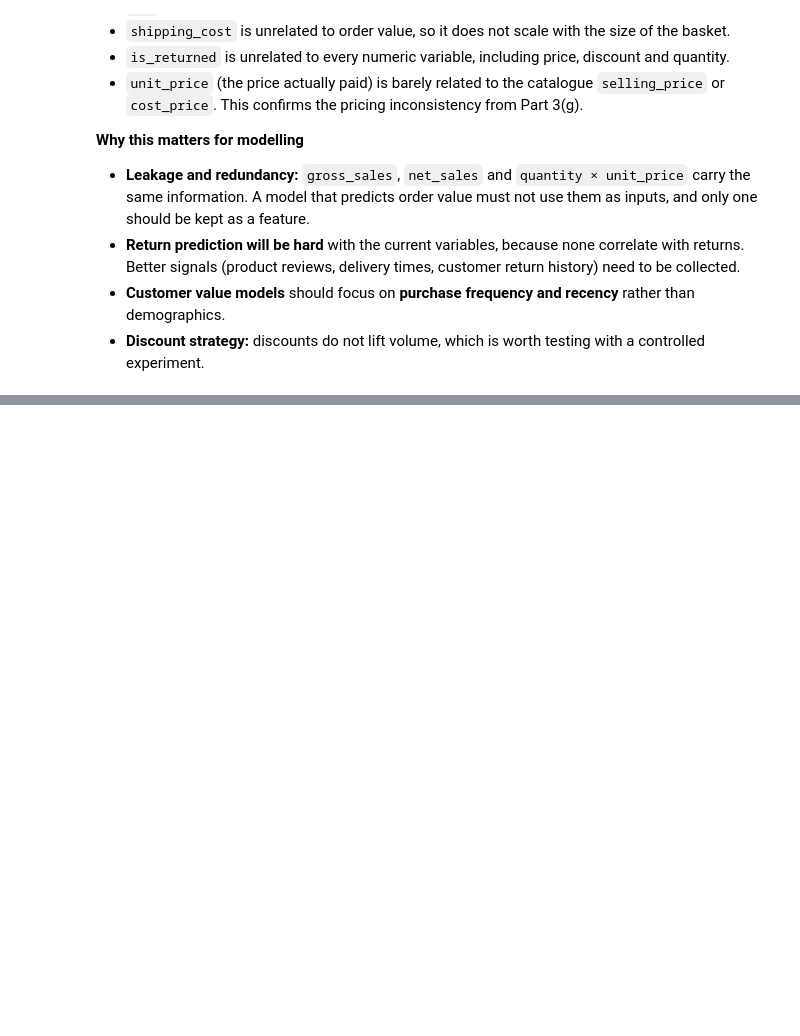
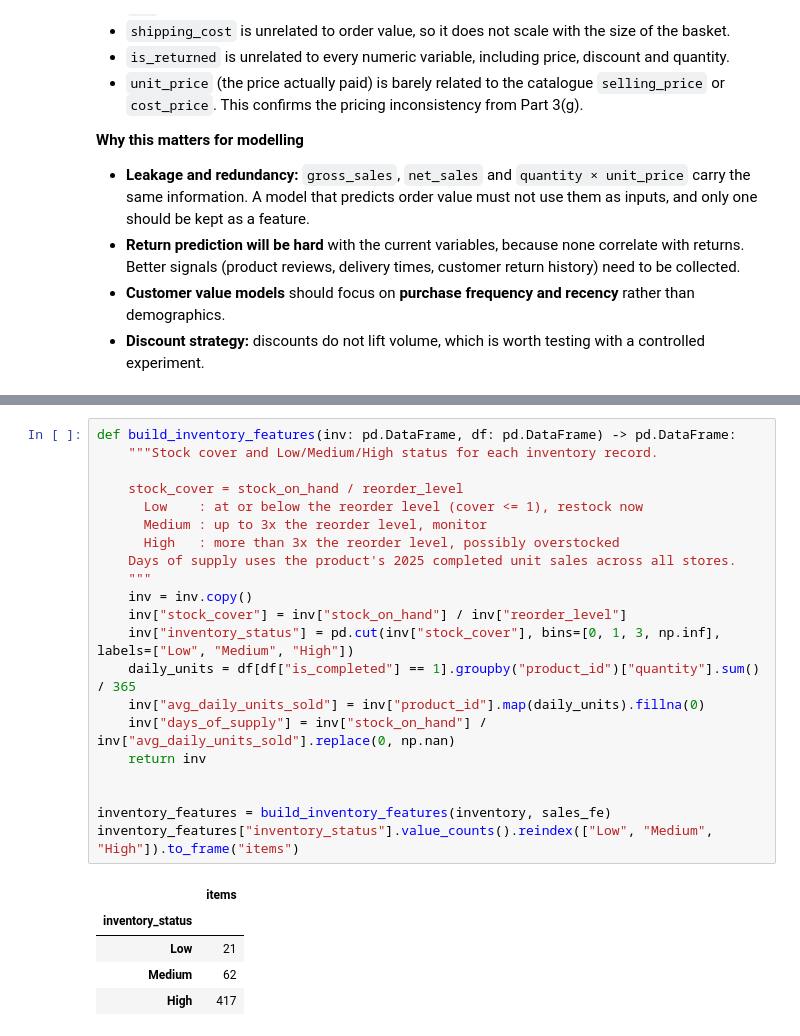
Before and after one commit to Mo-lemi/AnalystLab-Africa-Data-Science, a Jupyter notebook: Week1_DataScience_Project/Week1_EDA.ipynb, the cells around one changed output, grey strips where cells are left out. Drawn from its saved outputs; the diff is of its cells as text; blank space fills up the shorter version.

```diff
--- a/Week1_DataScience_Project/Week1_EDA.ipynb
+++ b/Week1_DataScience_Project/Week1_EDA.ipynb
@@ -1233,0 +1318,27 @@ save_fig(grid.figure, "13_pair_plot")
+# %%
+def build_inventory_features(inv: pd.DataFrame, df: pd.DataFrame) -> pd.DataFrame:
+    """Stock cover and Low/Medium/High status for each inventory record.
+
+    stock_cover = stock_on_hand / reorder_level
+      Low    : at or below the reorder level (cover <= 1), restock now
+      Medium : up to 3x the reorder level, monitor
+      High   : more than 3x the reorder level, possibly overstocked
+    Days of supply uses the product's 2025 completed unit sales across all stores.
+    """
+    inv = inv.copy()
+    inv["stock_cover"] = inv["stock_on_hand"] / inv["reorder_level"]
+    inv["inventory_status"] = pd.cut(inv["stock_cover"], bins=[0, 1, 3, np.inf], labels=["Low", "Medium", "High"])
+    daily_units = df[df["is_completed"] == 1].groupby("product_id")["quantity"].sum() / 365
+    inv["avg_daily_units_sold"] = inv["product_id"].map(daily_units).fillna(0)
+    inv["days_of_supply"] = inv["stock_on_hand"] / inv["avg_daily_units_sold"].replace(0, np.nan)
+    return inv
+
+
+inventory_features = build_inventory_features(inventory, sales_fe)
+inventory_features["inventory_status"].value_counts().reindex(["Low", "Medium", "High"]).to_frame("items")
+# %% [output]
+|  | items |
+| inventory_status |  |
+| Low | 21 |
+| Medium | 62 |
+| High | 417 |
```
Also changed, not shown: parts of 9 cells of this notebook, 4 other files.
